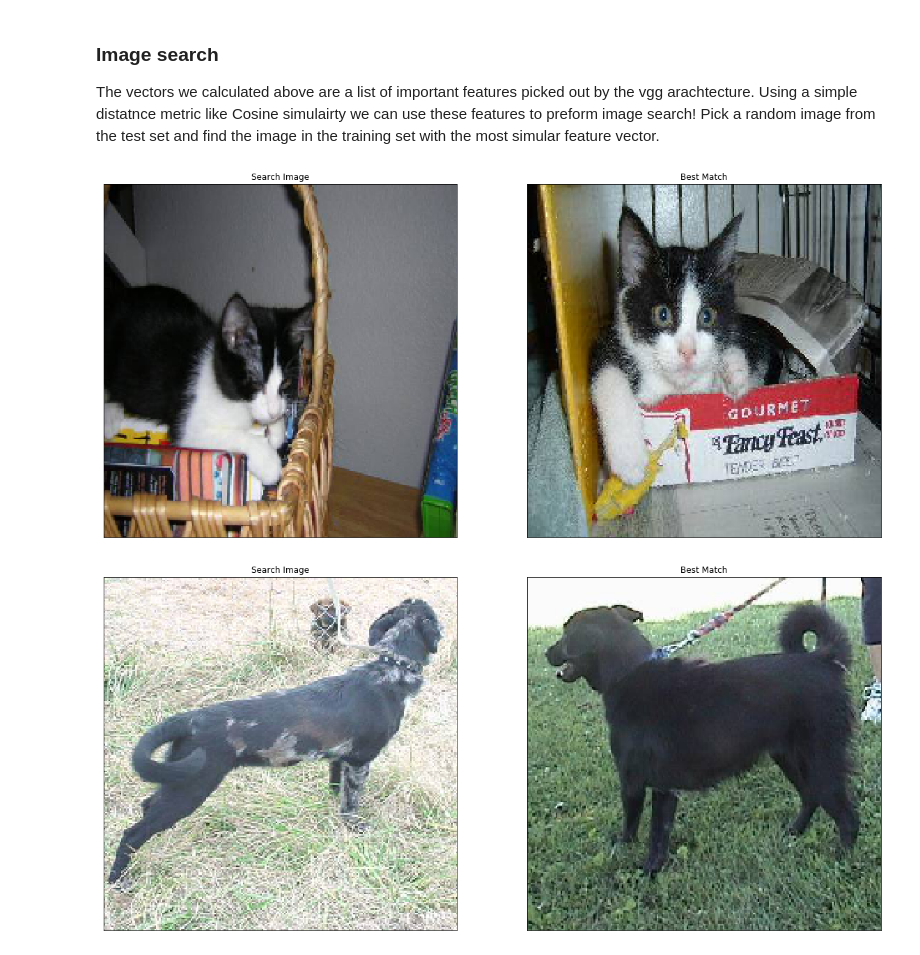
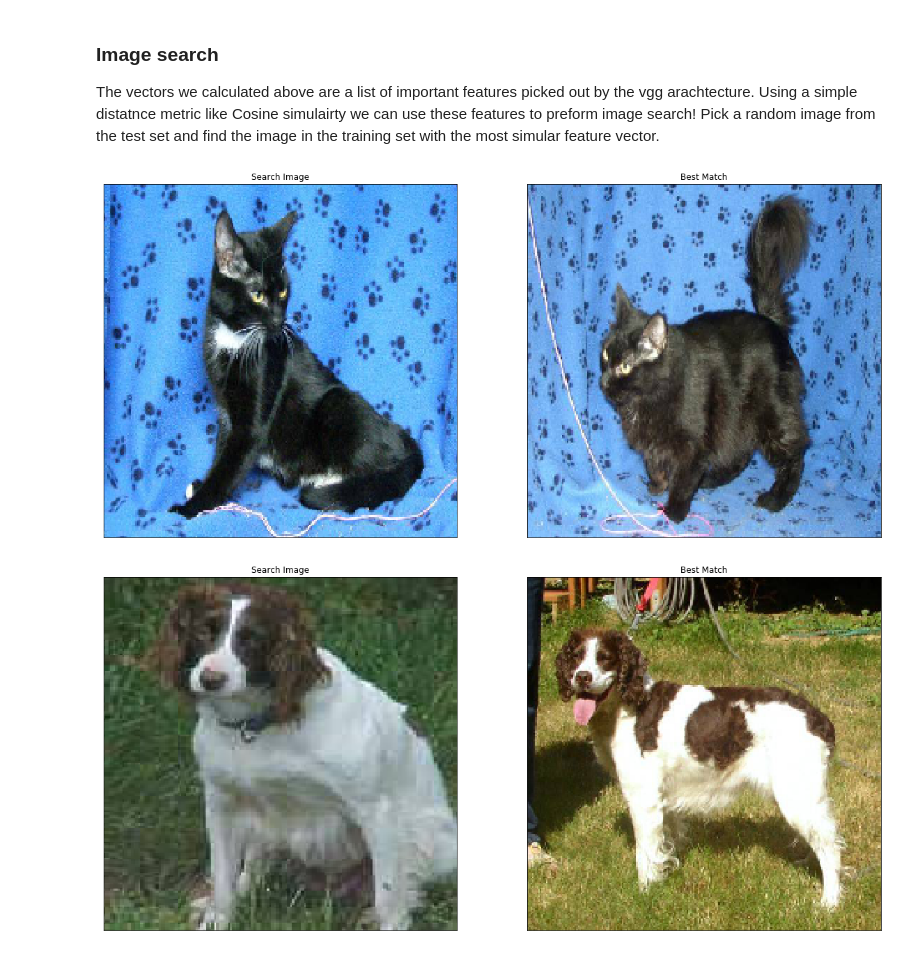
Before and after one commit to jfried23/DeepLearningTeamMeeting, a Jupyter notebook: Transfer Learning.ipynb, the cells around one changed output. Drawn from its saved outputs; the diff is of its cells as text; code cells hidden in the pictures.

```diff
--- a/Transfer Learning.ipynb
+++ b/Transfer Learning.ipynb
@@ -230,25 +230,25 @@ plt.tight_layout()
 <h3>Image search</h3>
 <p>The vectors we calculated above are a list of important features picked out by the vgg arachtecture. Using a simple distatnce metric like Cosine simulairty we can use these features to preform image search! Pick a random image from the test set and find the image in the training set with the most simular feature vector.</p>
 # %%
-idx = 2
+idx = 2025
 img = x_test_em[idx]
 tt=np.dot(x_train_em,img)
 nn=np.argmax(tt/(np.linalg.norm(x_train_em,axis=1)*np.linalg.norm(img)))
 
 plt.figure(figsize=(20,20))
 plt.subplot(121)
 plt.title('Search Image')
 plt.imshow(x_test[idx])
 plt.xticks([]); plt.yticks([])
 plt.subplot(122)
 plt.title('Best Match')
 plt.imshow(x_train[nn])
 plt.xticks([]); plt.yticks([])
 plt.show()
 # %% [output]
-[figure, old version]
+[figure, new version]
 # %%
-idx = 36
+idx = 2017
 img = x_test_em[idx]
 tt=np.dot(x_train_em,img)
 nn=np.argmax(tt/(np.linalg.norm(x_train_em,axis=1)*np.linalg.norm(img)))
@@ -264,4 +264,4 @@ plt.imshow(x_train[nn])
 plt.xticks([]); plt.yticks([])
 plt.show()
 # %% [output]
-[figure, old version]
+[figure, new version]
```
Also changed, not shown: parts of 6 cells of this notebook, 4 other files.
